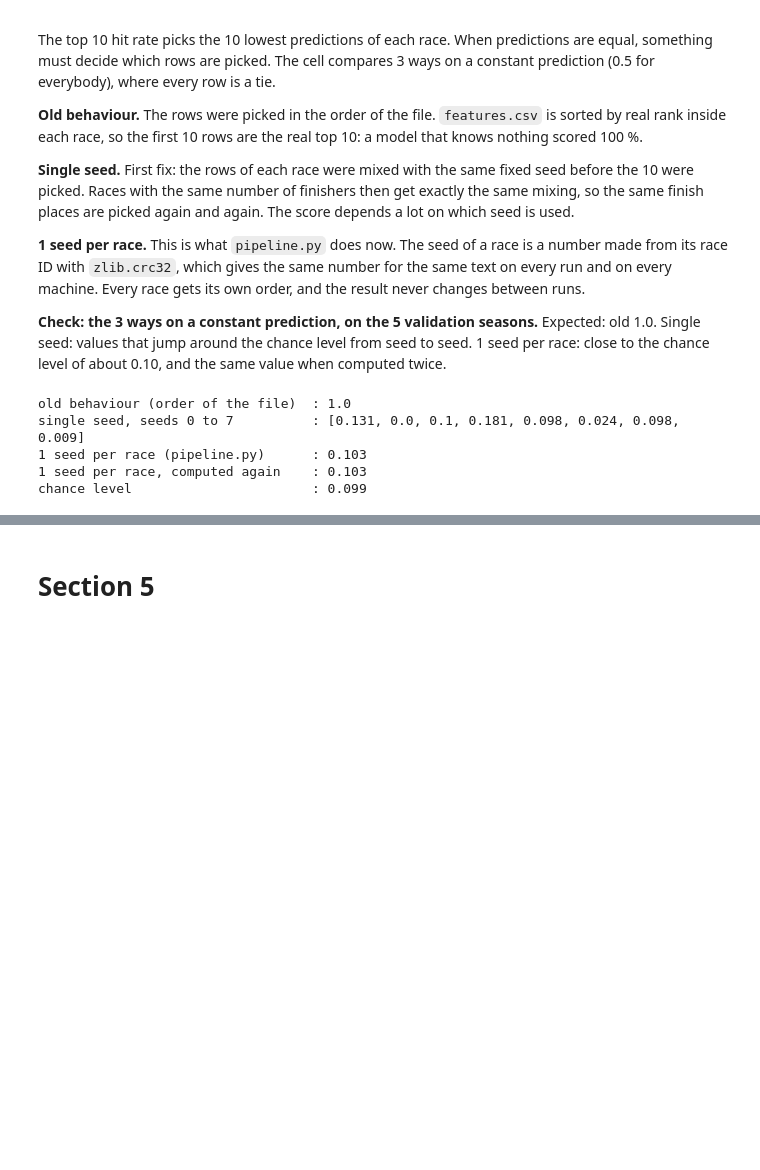
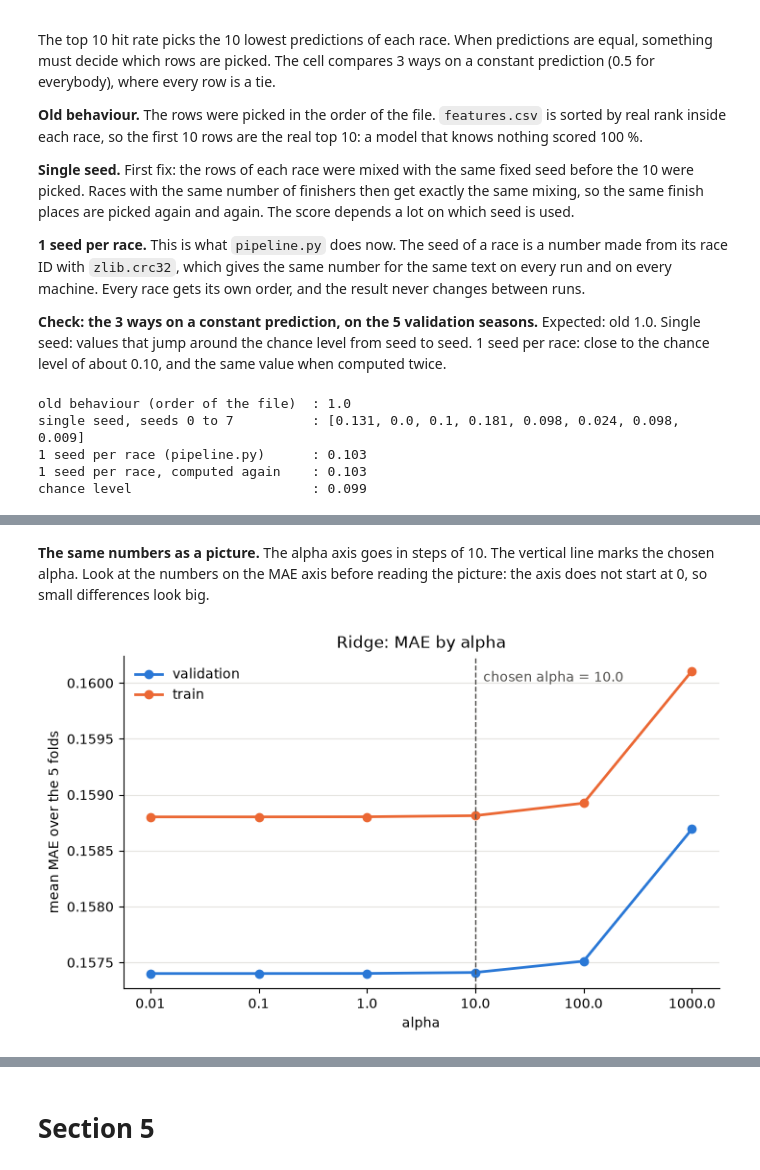
Before and after one commit to dupaski-1/biathlon-form, a Jupyter notebook: lab_book.ipynb, the cells around one changed output, grey strips where cells are left out. Drawn from its saved outputs; the diff is of its cells as text; code cells hidden in the pictures; blank space fills up the shorter version.

Commit message:
Step 4: baselines (constant, naive rule, ridge), lab book section 4, outputs

```diff
--- a/lab_book.ipynb
+++ b/lab_book.ipynb
@@ -2155,0 +2186,5 @@ chance level                       : 0.099
+# %%
+ladder = p.load_output("baselines_ladder")
+numbers = ladder.columns.drop(["model", "part"])       # the columns that hold numbers
+ladder[numbers] = ladder[numbers].round(3) + 0         # "+ 0" turns a rounded "-0.0" into "0.0"
+print(ladder.to_string(index=False))
@@ -2155,0 +2203,15 @@ chance level                       : 0.099
+# %%
+alphas = p.load_output("baselines_alpha")
+print(alphas[["alpha", "train_mae", "val_mae", "val_mae_rounded",
+              "shares_best_rounded_mae", "first_grid", "chosen"]].round(5).to_string(index=False))
+print()
+chosen = float(alphas[alphas["chosen"]]["alpha"].iloc[0])
+print("chosen alpha:", chosen)
+print("tie rule    :", alphas["tie_rule"].iloc[0], "(alphas that share the best rounded MAE:",
+      alphas[alphas["shares_best_rounded_mae"]]["alpha"].tolist(), ", the largest is taken)")
+print("edge rule   :", alphas["edge_rule"].iloc[0])
+print()
+best = alphas["val_mae"].min()
+print("validation MAE, best alpha     :", round(best, 5))
+print("validation MAE, chosen alpha   :", round(float(alphas[alphas["chosen"]]["val_mae"].iloc[0]), 5))
+print("validation MAE, worst alpha    :", round(alphas["val_mae"].max(), 5))
@@ -2155,0 +2234,27 @@ chance level                       : 0.099
+# %% [markdown]
+**The same numbers as a picture.** The alpha axis goes in steps of 10. The vertical line marks the chosen alpha. Look at the numbers on the MAE axis before reading the picture: the axis does not start at 0, so small differences look big.
+# %%
+import matplotlib.pyplot as plt
+
+alphas = p.load_output("baselines_alpha")
+chosen = float(alphas[alphas["chosen"]]["alpha"].iloc[0])
+
+fig, ax = plt.subplots(figsize=(8, 4.5))
+ax.plot(alphas["alpha"], alphas["val_mae"], color="#2a78d6", linewidth=2, marker="o", label="validation")
+ax.plot(alphas["alpha"], alphas["train_mae"], color="#eb6834", linewidth=2, marker="o", label="train")
+ax.axvline(chosen, color="#52514e", linewidth=1, linestyle="--")       # the chosen alpha
+ax.annotate("chosen alpha = " + str(chosen), xy=(chosen, alphas["train_mae"].max()),
+            xytext=(6, 0), textcoords="offset points", color="#52514e", va="top")
+ax.set_xscale("log")                       # steps of 10 at equal distance
+ax.set_xticks(alphas["alpha"])
+ax.set_xticklabels([str(a) for a in alphas["alpha"]])
+ax.minorticks_off()
+ax.set_xlabel("alpha")
+ax.set_ylabel("mean MAE over the 5 folds")
+ax.set_title("Ridge: MAE by alpha")
+ax.grid(axis="y", color="#e5e4e0", linewidth=0.8)
+ax.spines[["top", "right"]].set_visible(False)
+ax.legend(frameon=False)
+plt.show()
+# %% [output]
+[figure, added]
```
Also changed, not shown: parts of 28 cells of this notebook, 7 other files.
